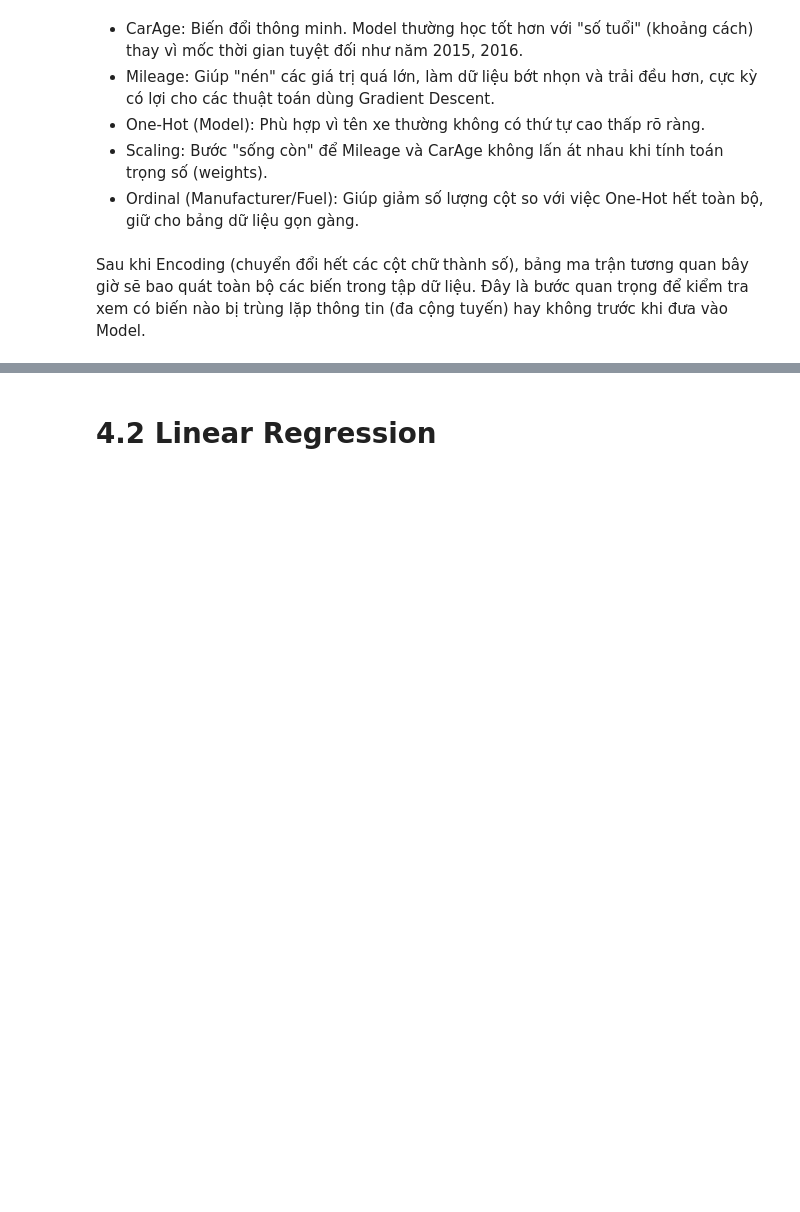
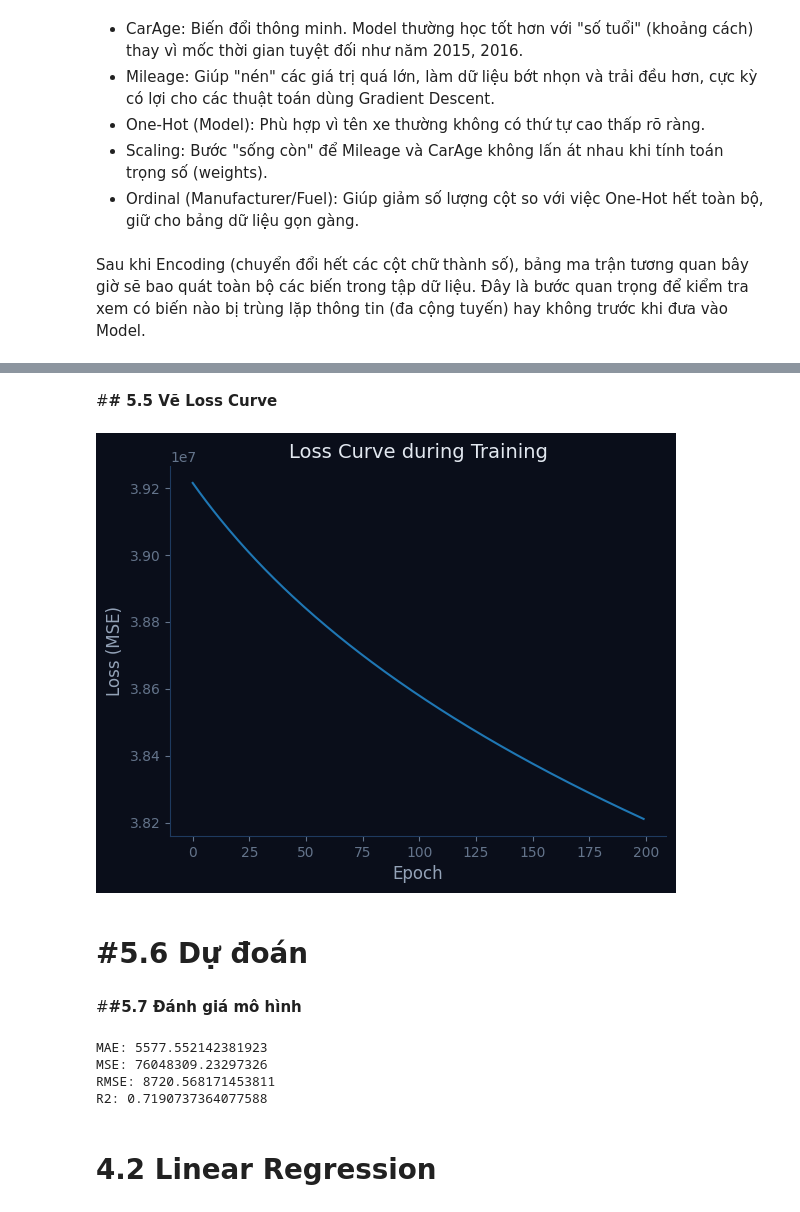
Before and after one commit to hoangchaulanbao/HocmayNC, a Jupyter notebook: btcn.ipynb, the cells around one changed output, grey strips where cells are left out. Cells and saved outputs as stored; diff of their text form; code cells hidden in the pictures; blank space fills up the shorter version.

```diff
--- a/btcn.ipynb
+++ b/btcn.ipynb
@@ -604,0 +643,6 @@ Features         : 19
+# %%
+def compute_loss(X, y, theta):
+    m = len(y)
+    predictions = X.dot(theta)
+    loss = (1 / (2 * m)) * np.sum((predictions - y) ** 2)
+    return loss
@@ -604,0 +651,13 @@ Features         : 19
+# %%
+def gradient_descent(X, y, theta, learning_rate=0.01, epochs=100):
+    m = len(y)
+    loss_history = []
+
+    for epoch in range(epochs):
+        gradients = (1 / m) * X.T.dot(X.dot(theta) - y)
+        theta = theta - learning_rate * gradients
+
+        loss = compute_loss(X, y, theta)
+        loss_history.append(loss)
+
+    return theta, loss_history
@@ -604,0 +666,8 @@ Features         : 19
+# %%
+theta, loss_history = gradient_descent(
+    X_train_b, y_train_np, theta, # Use y_train_np for the custom gradient descent
+    learning_rate=0.01,
+    epochs=200
+)
+
+print("Final theta:", theta)
@@ -604,0 +695,12 @@ Features         : 19
+# %% [markdown]
+#**# 5.5 Vẽ Loss Curve**
+# %%
+plt.plot(loss_history)
+plt.xlabel("Epoch")
+plt.ylabel("Loss (MSE)")
+plt.title("Loss Curve during Training")
+plt.show()
+# %% [output]
+[figure, added]
+# %% [markdown]
+# **#5.6 Dự đoán**
@@ -604,0 +709,19 @@ Features         : 19
+# %% [markdown]
+#**#5.7 Đánh giá mô hình**
+# %%
+from sklearn.metrics import mean_absolute_error, mean_squared_error, r2_score
+
+mae = mean_absolute_error(y_test, y_pred)
+mse = mean_squared_error(y_test, y_pred)
+rmse = np.sqrt(mse)
+r2 = r2_score(y_test, y_pred)
+
+print("MAE:", mae)
+print("MSE:", mse)
+print("RMSE:", rmse)
+print("R2:", r2)
+# %% [output]
+MAE: 5577.552142381923
+MSE: 76048309.23297326
+RMSE: 8720.568171453811
+R2: 0.7190737364077588
```
Also changed, not shown: parts of 31 cells of this notebook.
